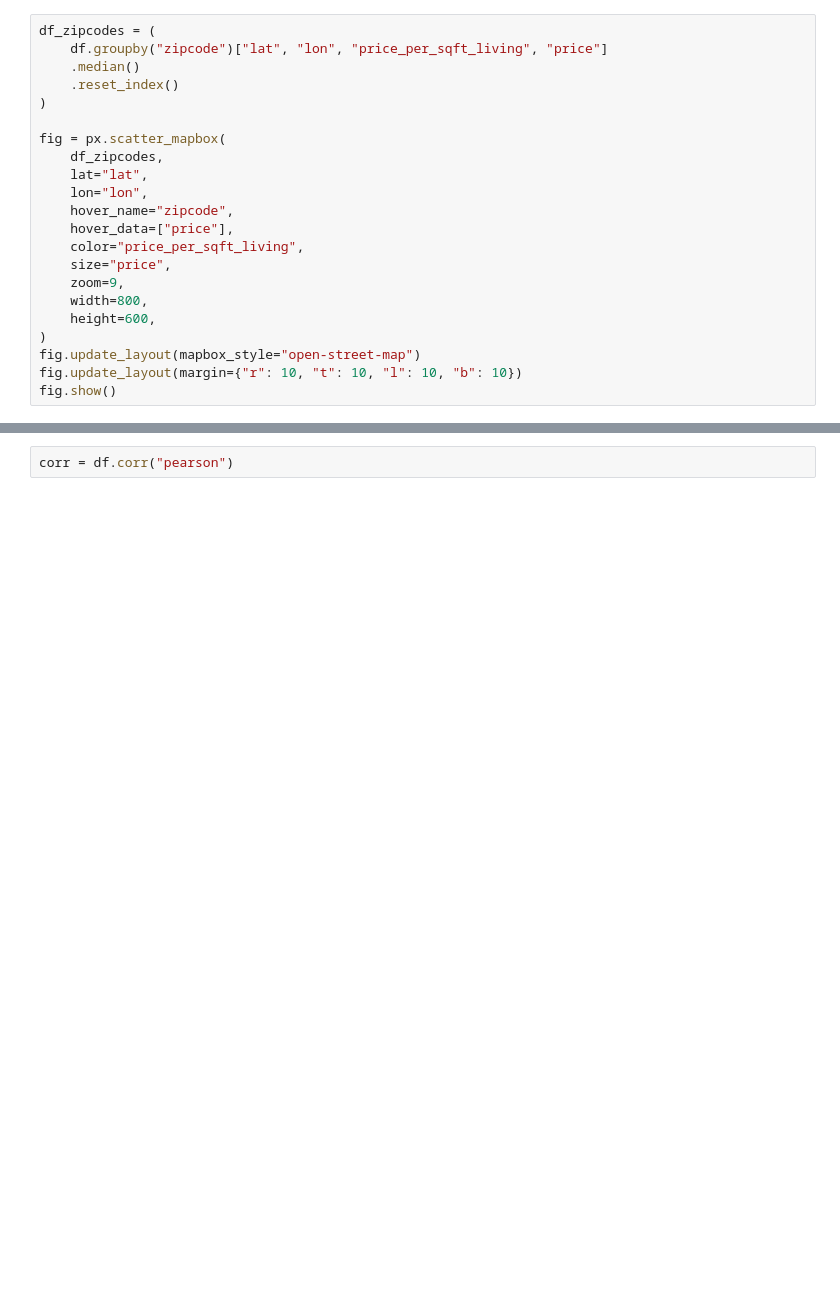
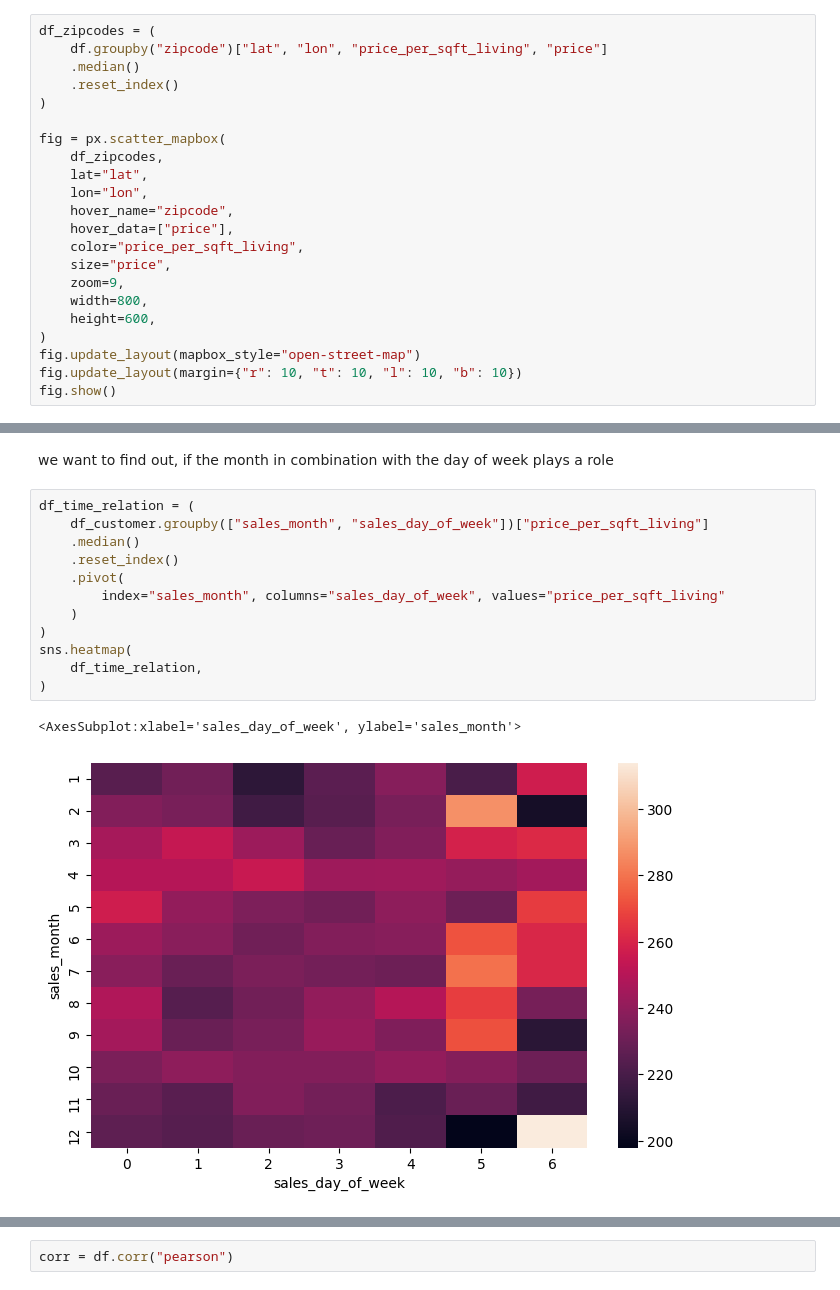
Before and after one commit to tomduese/ds-eda-project, a Jupyter notebook: EDA.ipynb, the cells around one changed output, grey strips where cells are left out. Drawn from its saved outputs; the diff is of its cells as text; blank space fills up the shorter version.

```diff
--- a/EDA.ipynb
+++ b/EDA.ipynb
@@ -351,0 +342,17 @@ df
+# %% [markdown]
+we want to find out, if the month in combination with the day of week plays a role
+# %%
+df_time_relation = (
+    df_customer.groupby(["sales_month", "sales_day_of_week"])["price_per_sqft_living"]
+    .median()
+    .reset_index()
+    .pivot(
+        index="sales_month", columns="sales_day_of_week", values="price_per_sqft_living"
+    )
+)
+sns.heatmap(
+    df_time_relation,
+)
+# %% [output]
+<AxesSubplot:xlabel='sales_day_of_week', ylabel='sales_month'>
+[figure, added]
```
Also changed, not shown: parts of 11 cells of this notebook.
